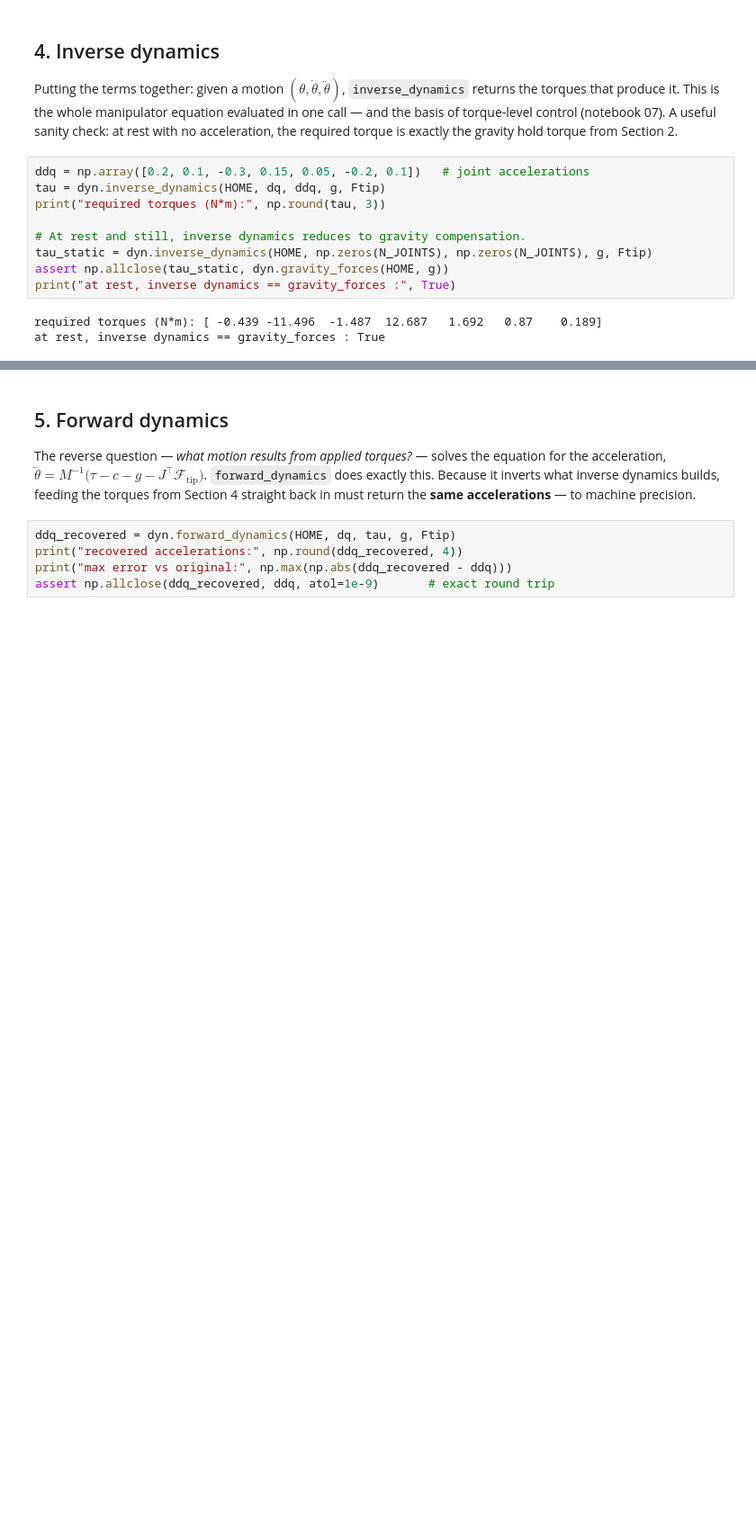
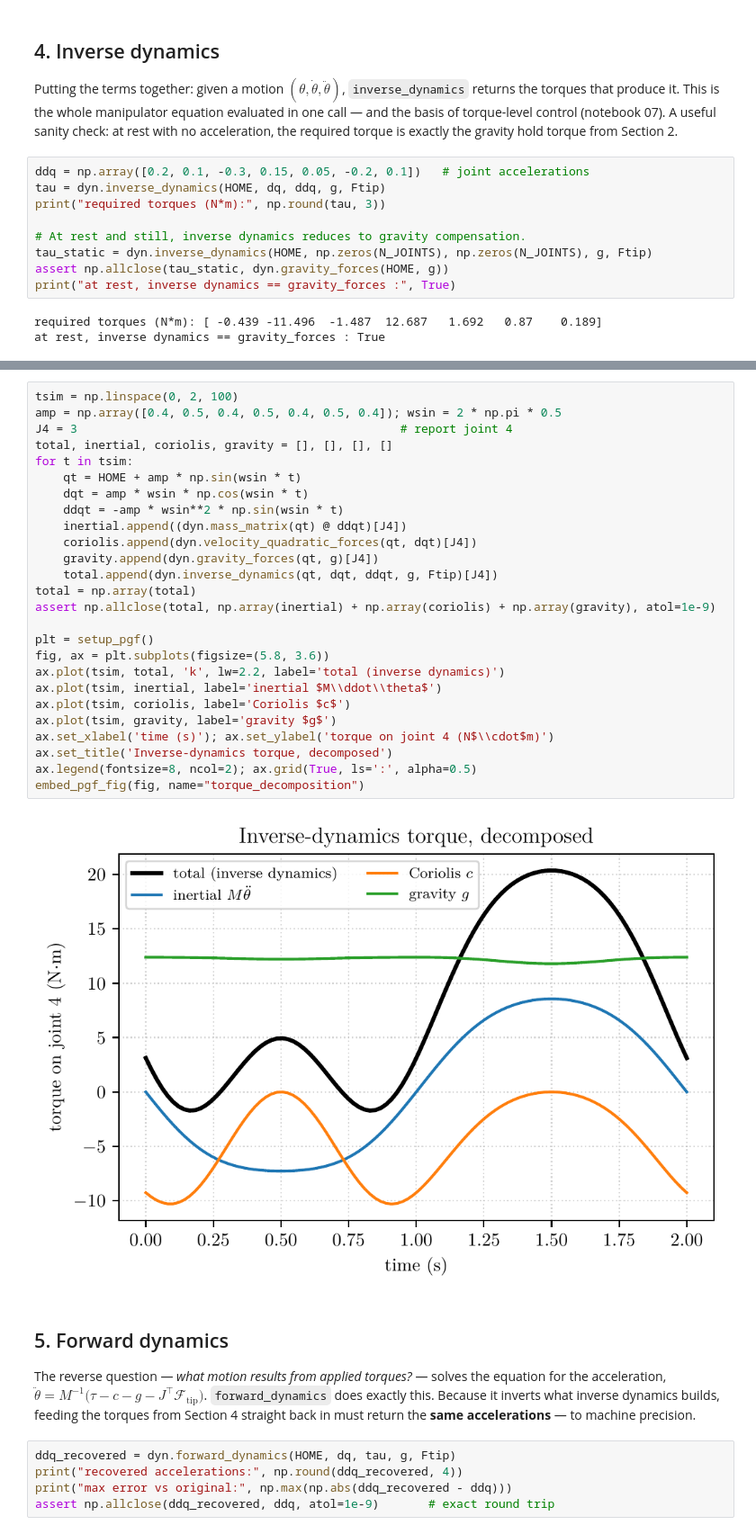
Before and after one commit to boelnasr/ManipulaPy, a Jupyter notebook: notebooks/05_dynamics.ipynb, the cells around one changed output, grey strips where cells are left out. Shown at 90% size. Saved outputs shown, nothing was run; the diff lists cells and outputs as text; blank space fills up the shorter version.

```diff
--- a/notebooks/05_dynamics.ipynb
+++ b/notebooks/05_dynamics.ipynb
@@ -140,3 +168,31 @@ at rest, inverse dynamics == gravity_forces : True
+# %%
+tsim = np.linspace(0, 2, 100)
+amp = np.array([0.4, 0.5, 0.4, 0.5, 0.4, 0.5, 0.4]); wsin = 2 * np.pi * 0.5
+J4 = 3                                              # report joint 4
+total, inertial, coriolis, gravity = [], [], [], []
+for t in tsim:
+    qt = HOME + amp * np.sin(wsin * t)
+    dqt = amp * wsin * np.cos(wsin * t)
+    ddqt = -amp * wsin**2 * np.sin(wsin * t)
+    inertial.append((dyn.mass_matrix(qt) @ ddqt)[J4])
+    coriolis.append(dyn.velocity_quadratic_forces(qt, dqt)[J4])
+    gravity.append(dyn.gravity_forces(qt, g)[J4])
+    total.append(dyn.inverse_dynamics(qt, dqt, ddqt, g, Ftip)[J4])
+total = np.array(total)
+assert np.allclose(total, np.array(inertial) + np.array(coriolis) + np.array(gravity), atol=1e-9)
+
+plt = setup_pgf()
+fig, ax = plt.subplots(figsize=(5.8, 3.6))
+ax.plot(tsim, total, 'k', lw=2.2, label='total (inverse dynamics)')
+ax.plot(tsim, inertial, label='inertial $M\\ddot\\theta$')
+ax.plot(tsim, coriolis, label='Coriolis $c$')
+ax.plot(tsim, gravity, label='gravity $g$')
+ax.set_xlabel('time (s)'); ax.set_ylabel('torque on joint 4 (N$\\cdot$m)')
+ax.set_title('Inverse-dynamics torque, decomposed')
+ax.legend(fontsize=8, ncol=2); ax.grid(True, ls=':', alpha=0.5)
+embed_pgf_fig(fig, name="torque_decomposition")
+# %% [output]
+[figure, added]
 # %% [markdown]
 ## 5. Forward dynamics
 
```
Also changed, not shown: parts of 3 cells of this notebook, 7 other files.
